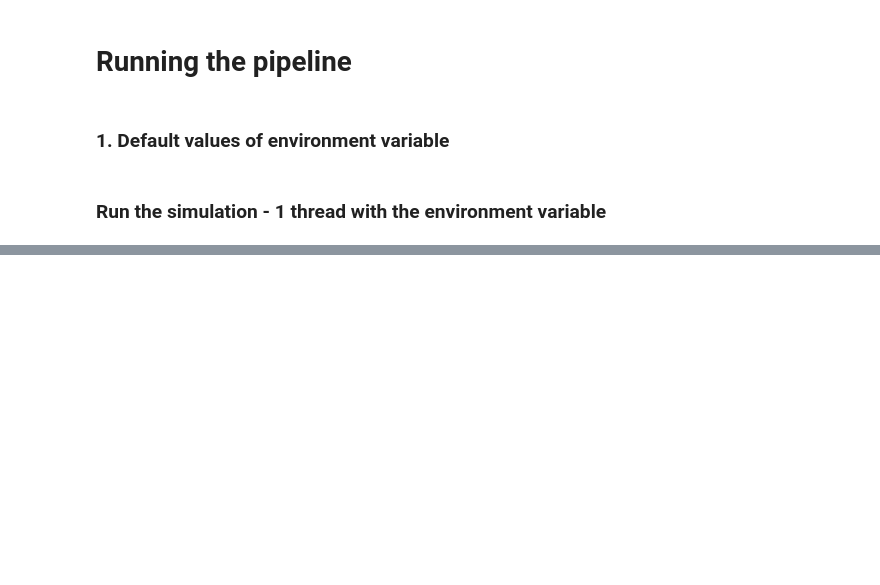
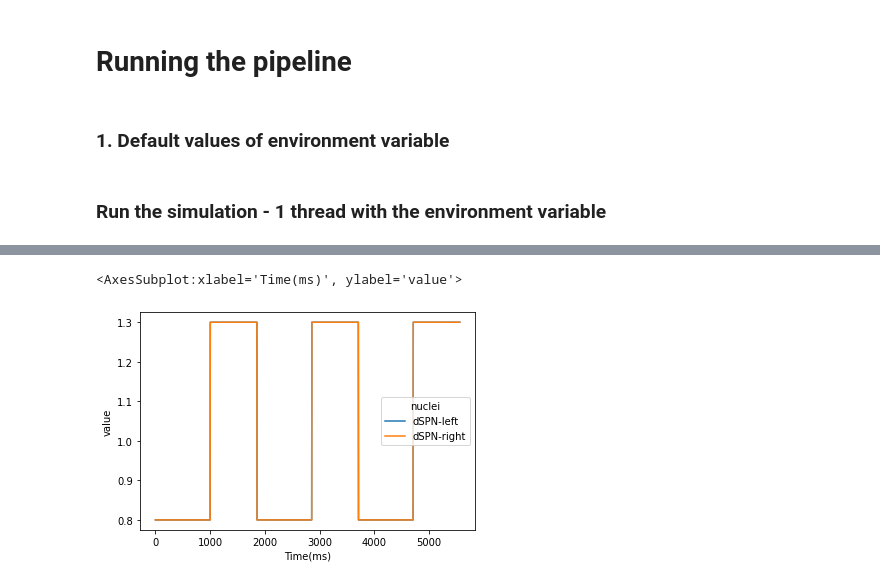
Before and after one commit to CoAxLab/CBGTPy, a Jupyter notebook: network_simulation-n-choice.ipynb, the cells around one changed output, grey strips where cells are left out. Drawn from its saved outputs; the diff is of its cells as text; code cells hidden in the pictures; blank space fills up the shorter version.

Commit message:
optostim nuclei list can include a combination of duration as float or string, eg phase 0

```diff
--- a/network_simulation-n-choice.ipynb
+++ b/network_simulation-n-choice.ipynb
@@ -107,19 +105,19 @@ configuration = {
     'newpathways' :None,
     'Q_support_params': None,#pd.DataFrame([[85,0.6]],columns=['dpmn_CPP_scale','q_alpha']), #initialization of Q-values update (qvalues.py)
     'Q_df_set':pd.DataFrame([[0.5, 0.5]],columns=["left","right"]), #initialized Q-values df (qvalues.py)
-    'n_trials': 1, #number of trials (generateepochs.py)
-    'volatility': [None,"exact"], #frequency of changepoints and type of change points (exact or poisson) (generateepochs.py)
+    'n_trials': 3, #number of trials (generateepochs.py)
+    'volatility': [2,"exact"], #frequency of changepoints and type of change points (exact or poisson) (generateepochs.py)
     'conflict': (0.7, 0.3), #probability of the preferred choice (generateepochs.py)
     'reward_mu': 1, #mean for the magnitude of the reward (generateepochs.py)
     'reward_std': 0.01, #std for the magnitude of the reward (generateepochs.py)
     'maxstim': 0.8, # 3 instead? how much stimulus the LIP gets at maximum
     'corticostriatal_plasticity_present':True, # whether plasticity is on or "off" at corticostriatal synapses
     'record_variables':["weight","optogenetic_input"],#"optogenetic_input"],
-    'opt_signal_present':[False],
-    'opt_signal_probability':[1], # probability of trials that will get the optogenetic signal / list of trial numbers
+    'opt_signal_present':[True],
+    'opt_signal_probability':[[1]], # probability of trials that will get the optogenetic signal / list of trial numbers
     'opt_signal_amplitude':[-0.5], # ampitude of the stop signal over base line
     'opt_signal_onset':[10.], # in ms
-    'opt_signal_duration':[500.],
+    'opt_signal_duration':["phase 0"],
     'opt_signal_channel': ["all"], # "all" (all channels are given the stop signal)
     'opt_signal_population':["dSPN"],
     'sustainedfraction':0.7
@@ -203,6 +284,9 @@ sns.pointplot(x="trials",y="weights",hue="nuclei",data=recorded_variables['weigh
 # %%
 pl.figure()
-sns.lineplot(x="Time(ms)",y="D1STR_left",data=recorded_variables['optogenetic_input'],hue='seed')
+sns.lineplot(x="Time(ms)",y="value",data=recorded_variables['optogenetic_input'],hue='nuclei')
+# %% [output]
+<AxesSubplot:xlabel='Time(ms)', ylabel='value'>
+[figure, added]
 # %%
 # Relevant reward_dataframe
 reward_q_df[0]
```
Also changed, not shown: parts of 21 cells of this notebook, 3 other files.
